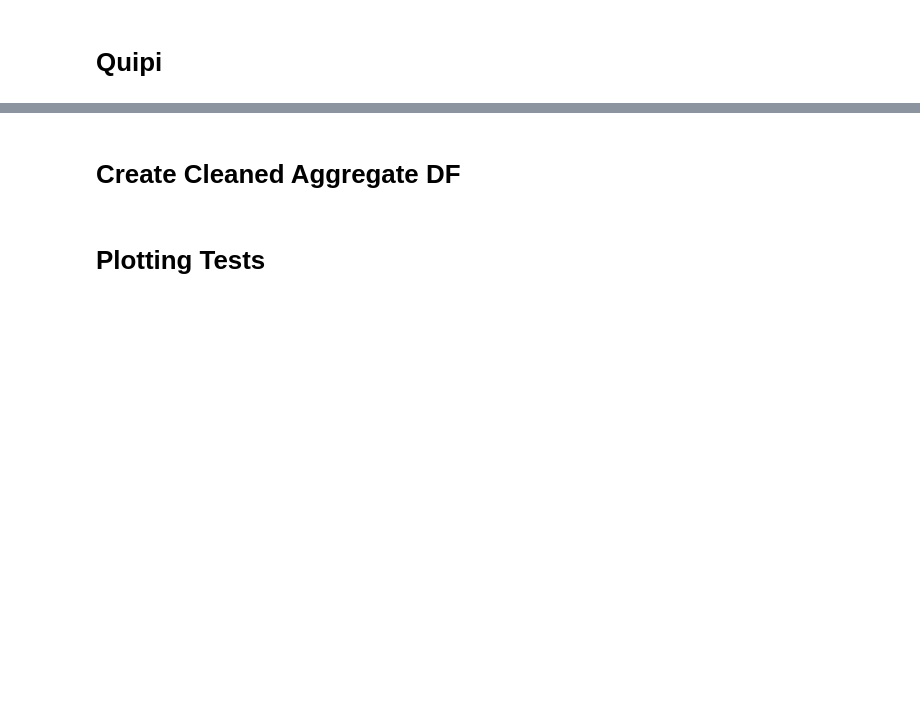
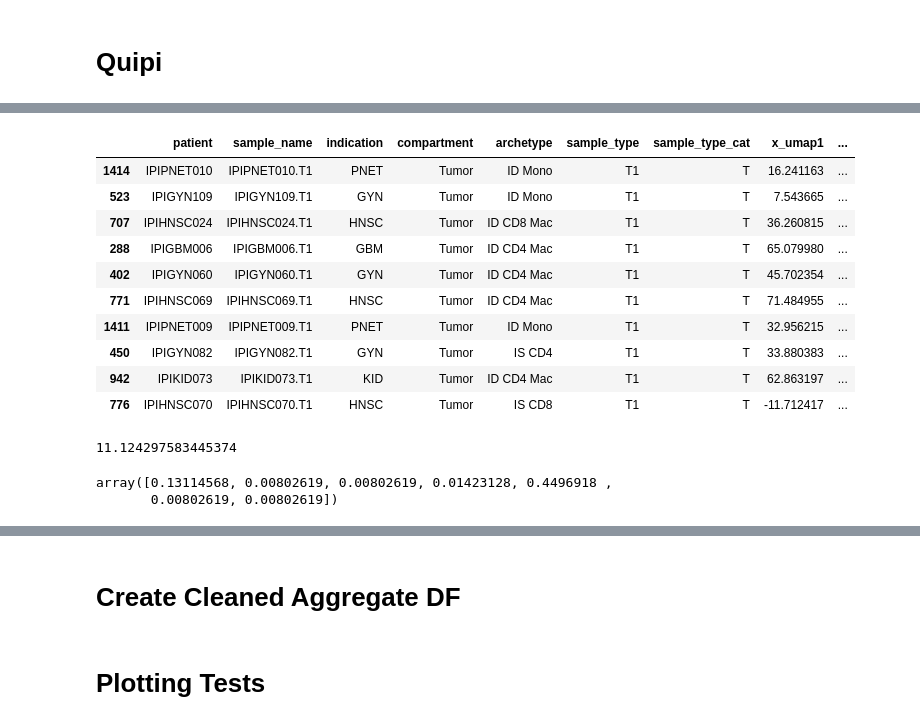
Before and after one commit to hwismer/QuIPI, a Jupyter notebook: quipi_wrangling.ipynb, the cells around one changed output, grey strips where cells are left out. Cells and saved outputs as stored; diff of their text form; code cells hidden in the pictures; blank space fills up the shorter version.

```diff
--- a/quipi_wrangling.ipynb
+++ b/quipi_wrangling.ipynb
@@ -50,0 +92,7 @@ master_df
+# %%
+log2_subset = log2_df[log2_df["archetype"] != "Unclassified"][log2_df["compartment"] == compartment][non_genes+gene_set]
+raw_subset = raw_df[raw_df["archetype"] != "Unclassified"][log2_df["compartment"] == compartment][non_genes+gene_set]
+
+z_subset = log2_subset[gene_set].apply(zscore)
+z_subset["factor_score"] = z_subset.mean(axis=1)
+log2_subset_full = log2_subset[non_genes].merge(z_subset,left_index=True,right_index=True)
@@ -50,0 +115,10 @@ master_df
+# %%
+n_total = len(log2_subset_full)
+pct = .1
+
+num_tailed = int(n_total * pct)
+
+log2_sorted = log2_subset_full.sort_values("factor_score",ascending=False)
+
+top = log2_sorted.head(num_tailed)
+bot = log2_sorted.tail(num_tailed)
@@ -50,0 +136,14 @@ master_df
+# %%
+top
+# %% [output]
+|  | patient | sample_name | indication | compartment | archetype | sample_type | sample_type_cat | x_umap1 | ... |
+| 1414 | IPIPNET010 | IPIPNET010.T1 | PNET | Tumor | ID Mono | T1 | T | 16.241163 | ... |
+| 523 | IPIGYN109 | IPIGYN109.T1 | GYN | Tumor | ID Mono | T1 | T | 7.543665 | ... |
+| 707 | IPIHNSC024 | IPIHNSC024.T1 | HNSC | Tumor | ID CD8 Mac | T1 | T | 36.260815 | ... |
+| 288 | IPIGBM006 | IPIGBM006.T1 | GBM | Tumor | ID CD4 Mac | T1 | T | 65.079980 | ... |
+| 402 | IPIGYN060 | IPIGYN060.T1 | GYN | Tumor | ID CD4 Mac | T1 | T | 45.702354 | ... |
+| 771 | IPIHNSC069 | IPIHNSC069.T1 | HNSC | Tumor | ID CD4 Mac | T1 | T | 71.484955 | ... |
+| 1411 | IPIPNET009 | IPIPNET009.T1 | PNET | Tumor | ID Mono | T1 | T | 32.956215 | ... |
+| 450 | IPIGYN082 | IPIGYN082.T1 | GYN | Tumor | IS CD4 | T1 | T | 33.880383 | ... |
+| 942 | IPIKID073 | IPIKID073.T1 | KID | Tumor | ID CD4 Mac | T1 | T | 62.863197 | ... |
+| 776 | IPIHNSC070 | IPIHNSC070.T1 | HNSC | Tumor | IS CD8 | T1 | T | -11.712417 | ... |
@@ -50,0 +160,9 @@ master_df
+# %%
+max(fc, key=abs)
+# %% [output]
+11.124297583445374
+# %%
+p_adj
+# %% [output]
+array([0.13114568, 0.00802619, 0.00802619, 0.01423128, 0.4496918 ,
+       0.00802619, 0.00802619])
```
Also changed, not shown: parts of 22 cells of this notebook, 4 other files.
